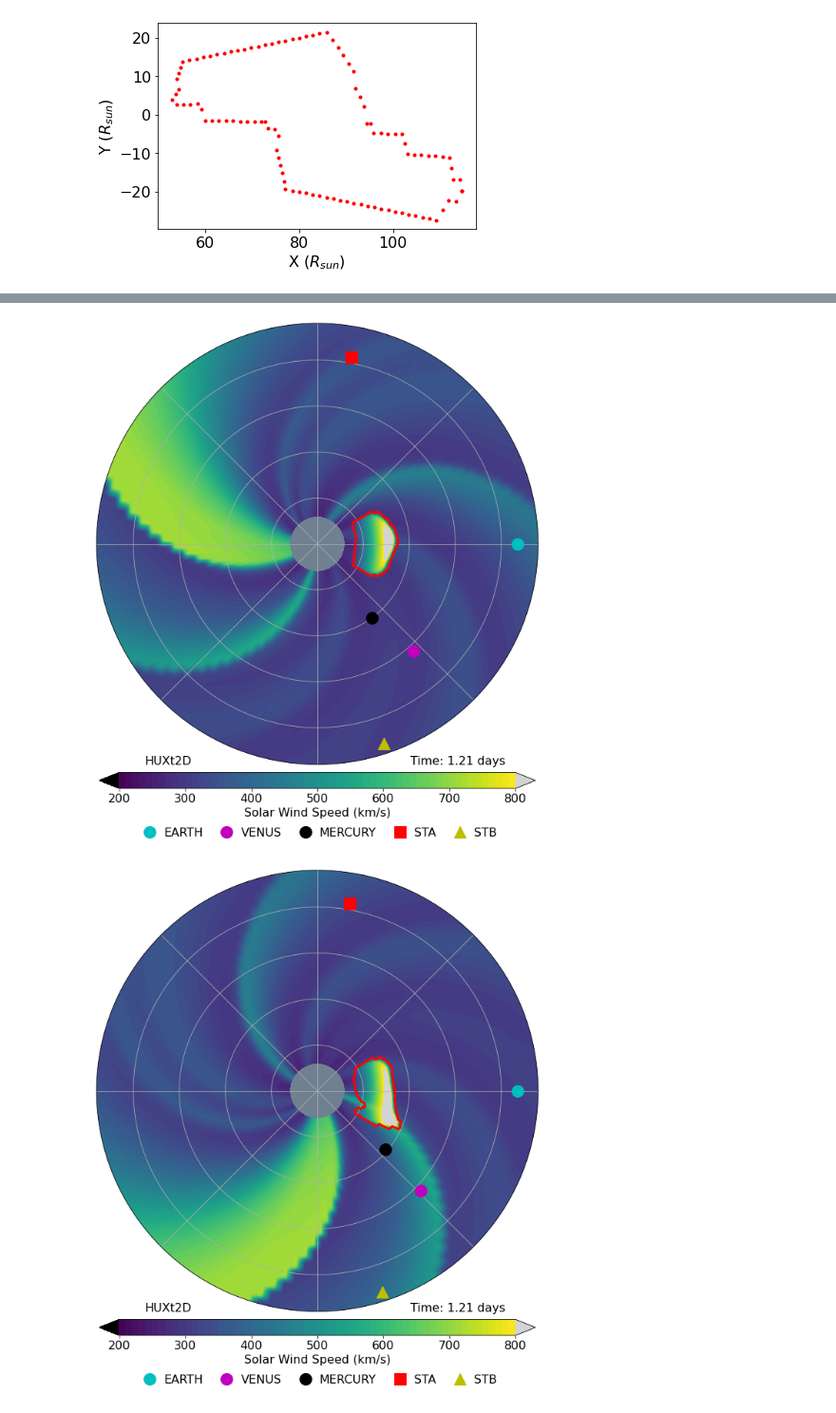
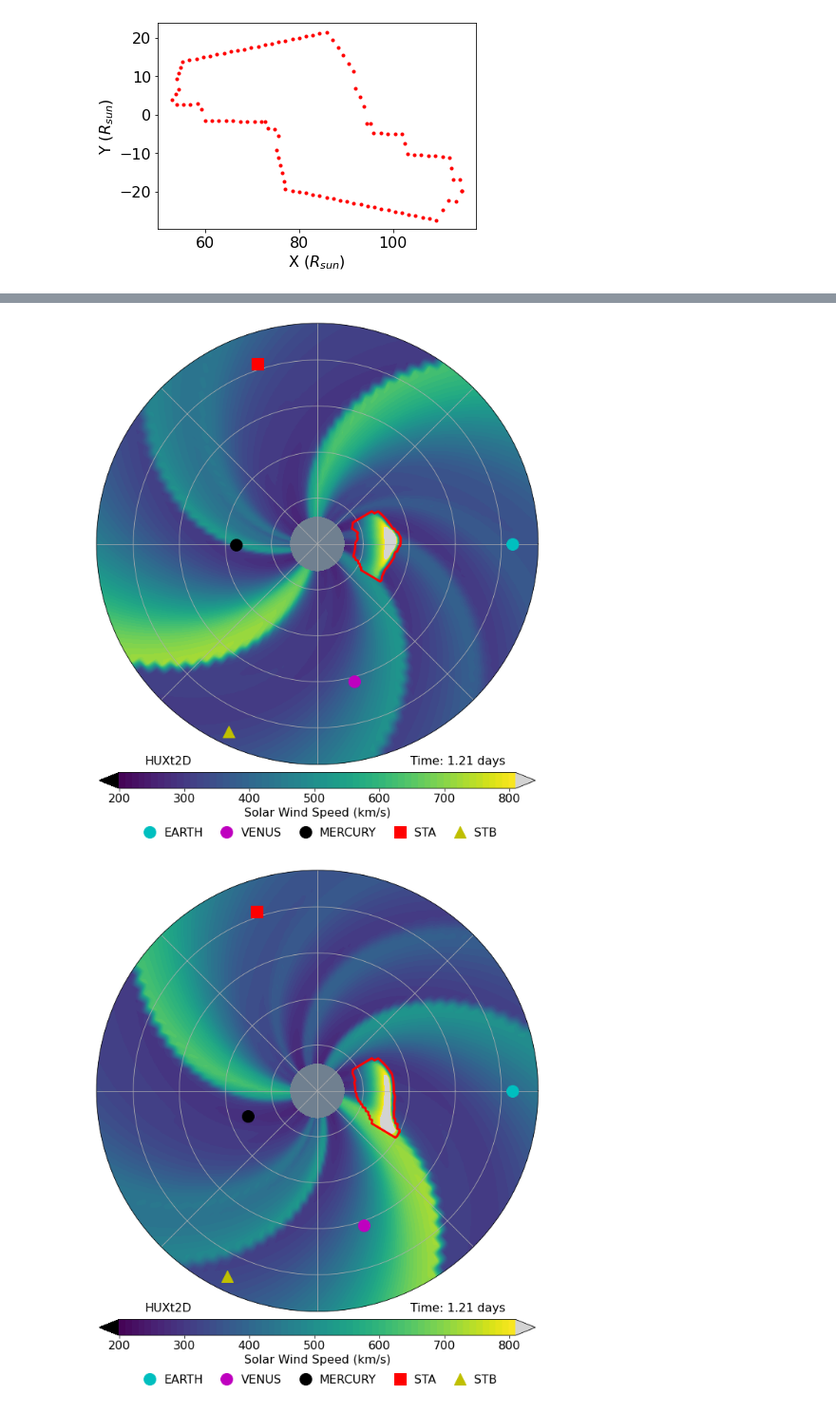
Before and after one commit to University-of-Reading-Space-Science/HUXt, a Jupyter notebook: code/HUXt_example.ipynb, the cells around one changed output, grey strips where cells are left out. Shown at 95% size. Saved outputs shown, nothing was run; the diff lists cells and outputs as text; code cells hidden in the pictures.

```diff
--- a/code/HUXt_example.ipynb
+++ b/code/HUXt_example.ipynb
@@ -161,7 +171,9 @@ Text(0, 0.5, 'Y ($R_{sun}$)')
 ###############################################################################
 
 # Setup HUXt to do a 5 day simulation, with model output every 4 timesteps (roughly half and hour time step), looking at 0 longitude
-model = H.HUXt(cr_num=2100, simtime=5*u.day, dt_scale=4)
+cr=2100
+vr_in, br_in = H.Hin.get_MAS_equatorial_profiles(cr)
+model = H.HUXt(v_boundary=vr_in, cr_num=cr, br_boundary=br_in, simtime=5*u.day, dt_scale=4)
 
 daysec = 86400
 times = [0.5*daysec, 1.5*daysec, 3*daysec]
@@ -229,7 +242,10 @@ class Observer(builtins.object)
 
 # As HUXt is a purely radial model, it can be run over any set of longitudes. This could save disk-space and runtime if you are interested in large ensembles.
 # This is done with the lon_start and lon_stop arguments.
-model = H.HUXt(cr_num=2100, lon_start=300*u.deg, lon_stop=60*u.deg, simtime=5*u.day, dt_scale=4)
+
+cr=2120
+vr_in, br_in = H.Hin.get_MAS_equatorial_profiles(cr)
+model = H.HUXt(v_boundary=vr_in, cr_num=cr, br_boundary=br_in, lon_start=300*u.deg, lon_stop=60*u.deg, simtime=5*u.day, dt_scale=4)
 
 daysec = 86400
 times = [0.5*daysec, 2*daysec]
@@ -243,5 +259,7 @@ for t, l, w, v, thick in zip(times, lons, widths, speeds, thickness):
     cme_list.append(cme)
 
 model.solve(cme_list, save=True, tag='multi_cones') # This takes a minute or so to run.
-model.animate('cme', tag='longitude_range')
+
+t_interest = 1.5*u.day
+model.plot(t_interest, field='cme')
 # %% [output]
@@ -256,8 +273,11 @@ Moviepy - video ready D:\Dropbox\python_repos\HUXt\figures\HUXt_CR2100_longitude
 
 # With the cr_lon_init argument you can specify the initial carrington longitude of Earth at the models initialisation time.
 # This sets the time_init attribute, so model times can be converted to UTC.
+cr=2120
+vr_in, br_in = H.Hin.get_MAS_equatorial_profiles(cr)
+
 for cr_lon in [360, 270, 180]:
-    model = H.HUXt(cr_num=2100, cr_lon_init=cr_lon*u.deg, simtime=5*u.day, dt_scale=4)
+    model = H.HUXt(v_boundary=vr_in, cr_num=cr, br_boundary=br_in, cr_lon_init=cr_lon*u.deg, simtime=5*u.day, dt_scale=4)
     cme = H.ConeCME(t_launch=0.5*u.day, longitude=0.0*u.deg, width=60*u.deg, v=1000*(u.km/u.s), thickness=5*u.solRad)
     model.solve([cme])
     cr_tag = 'cr_lon_{:03d}'.format(np.int32(cr_lon))
@@ -272,2 +292,2 @@ Warning, multiple matches found, selecting match with greatest target overlap
-[figure, old version]
+[figure, new version]
-[figure, old version]
+[figure, new version]
```
Also changed, not shown: parts of 12 cells of this notebook, 2 other files.
